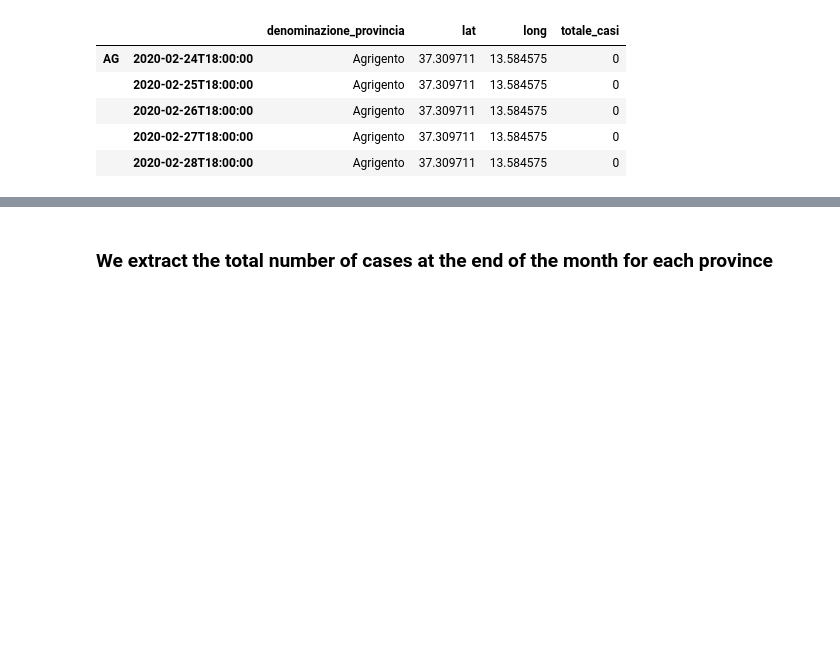
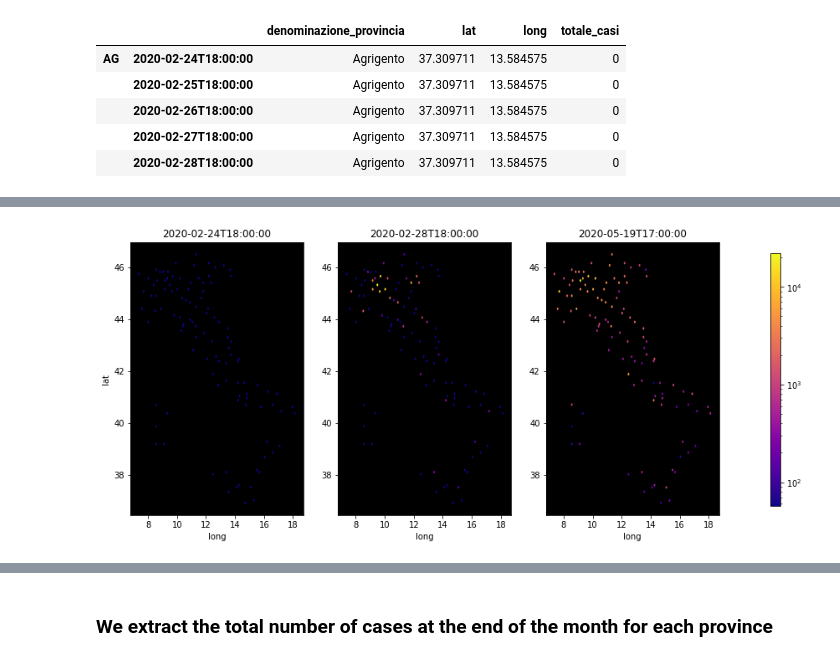
Before and after one commit to ClaudiaRaffaelli/COVID-19-analysis, a Jupyter notebook: covid-19_pandas_analysis_abdy.ipynb, the cells around one changed output, grey strips where cells are left out. Drawn from its saved outputs; the diff is of its cells as text; code cells hidden in the pictures; blank space fills up the shorter version.

```diff
--- a/covid-19_pandas_analysis_abdy.ipynb
+++ b/covid-19_pandas_analysis_abdy.ipynb
@@ -105,0 +92,24 @@ plt.hexbin(x,y, C=z, bins='log', cmap=dropout_high, edgecolors=None)
+# %%
+from matplotlib.colors import LinearSegmentedColormap
+
+grid_size = (1,len(days))
+fig, axes = plt.subplots(nrows=grid_size[0], ncols=grid_size[1], figsize=(17,6))
+x = total_cases_df.index.unique(level=2) # longitude
+y = total_cases_df.index.unique(level=1) # latitude
+for i,day in enumerate(days):
+    z = total_cases_df['Total_cases'][day]
+    axes[i].set_facecolor('black')
+    im = axes[i].hexbin(x,y, C=z, bins='log', edgecolors=None, cmap='plasma')
+    axes[i].set_title(day)
+    axes[i].set_xlabel("long")
+
+# Color bar
+fig.subplots_adjust(right=0.7)
+cbar_ax = fig.add_axes([0.75, 0.15, 0.01, 0.7])
+fig.colorbar(im, cax=cbar_ax)
+
+
+axes[0].set_ylabel("lat")
+plt.show()
+# %% [output]
+[figure, added]
```
Also changed, not shown: parts of 10 cells of this notebook, 1 other file.
